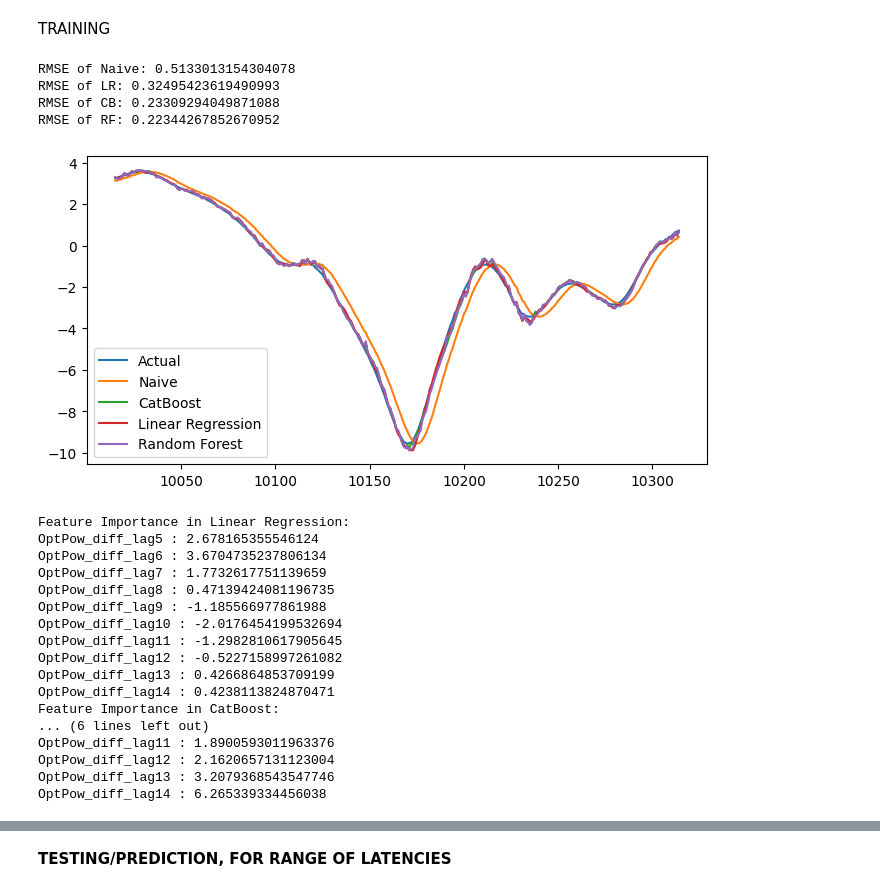
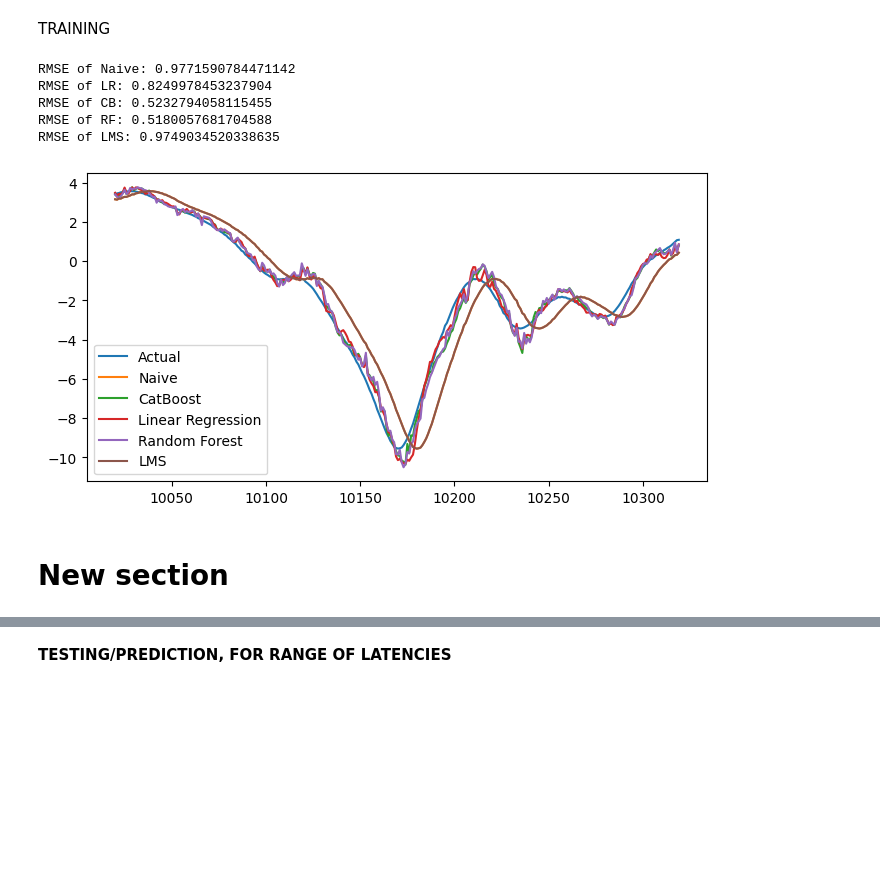
Before and after one commit to nwanze-nzekwu/turinCE, a Jupyter notebook: TurinTech_FSO_ChannelPow_estimate.ipynb, the cells around one changed output, grey strips where cells are left out. Drawn from its saved outputs; the diff is of its cells as text; code cells hidden in the pictures; blank space fills up the shorter version.

```diff
--- a/TurinTech_FSO_ChannelPow_estimate.ipynb
+++ b/TurinTech_FSO_ChannelPow_estimate.ipynb
@@ -53,7 +53,7 @@ wa = pow2db(wa) - np.mean(pow2db(wa))
 
 nTaps = 10
 
-latency = 5; # 50
+latency = 10; # 50
 
 use_diff = True
 # %%
@@ -173,48 +214,44 @@ predictions_rf = model_r_forest.predict(X_test)+df2_test['OptPow_lag'+str(latenc
+# %%
+# Train and test LMS
+
+ylms_train,elms,wlms = myPytLMS_adapted(X_train, y_train, nTaps, w=None, lock_coeff=False)
+w=wlms[-1,:]  # modify w to use the last weights when lock_coeff = True
+ylms_test,_,wlms2 = myPytLMS_adapted(X_test, y_test, nTaps, w=wlms[-1,:], lock_coeff=True)
+
+predictions_lms = ylms_test + df2_test['OptPow_lag'+str(latency)]
 # %%
 plt.figure(figsize=(8, 4))
-plt.plot(df2_test['OptPow'][:300], label='Actual') # Actual
-plt.plot(predictions_naive[:300], label='Naive')   # Naive
-plt.plot(predictions_cb[:300], label='CatBoost')   # CatBoost
-plt.plot(predictions_lr[:300], label='Linear Regression')  # Linear Regression
-plt.plot(predictions_rf[:300], label='Random Forest')  # Linear Regression
+pdIdx = 300
+plt.plot(df2_test['OptPow'][:pdIdx], label='Actual') # Actual
+plt.plot(predictions_naive[:pdIdx], label='Naive')   # Naive
+plt.plot(predictions_cb[:pdIdx], label='CatBoost')   # CatBoost
+plt.plot(predictions_lr[:pdIdx], label='Linear Regression')  # Linear Regression
+plt.plot(predictions_rf[:pdIdx], label='Random Forest')  # Linear Regression
+plt.plot(predictions_lms[:pdIdx], label='LMS')  # LMS
 plt.legend()
 
 print(f"RMSE of Naive: {rmse(df2_test['OptPow'],predictions_naive)}")
 print(f"RMSE of LR: {rmse(df2_test['OptPow'],predictions_lr)}")
 print(f"RMSE of CB: {rmse(df2_test['OptPow'],predictions_cb)}")
 print(f"RMSE of RF: {rmse(df2_test['OptPow'],predictions_rf)}")
+print(f"RMSE of LMS: {rmse(df2_test['OptPow'],predictions_lms)}")
 # %% [output]
-RMSE of Naive: 0.5133013154304078
-RMSE of LR: 0.32495423619490993
-RMSE of CB: 0.23309294049871088
-RMSE of RF: 0.22344267852670952
+RMSE of Naive: 0.9771590784471142
+RMSE of LR: 0.8249978453237904
+RMSE of CB: 0.5232794058115455
+RMSE of RF: 0.5180057681704588
+RMSE of LMS: 0.9749034520338635
-[figure, old version]
+[figure, new version]
+# %% [markdown]
+# New section
 # %%
-print("Feature Importance in Linear Regression:")
-for feature_name, importance in zip(feature_columns, model_lr.coef_):
-    print(feature_name, ":", importance)
+# print("Feature Importance in Linear Regression:")
+# for feature_name, importance in zip(feature_columns, model_lr.coef_):
+#     print(feature_name, ":", importance)
 
-print("Feature Importance in CatBoost:")
-for feature_name, importance in zip(feature_columns, model_cb.feature_importances_):
-    print(feature_name, ":", importance)
+# print("Feature Importance in CatBoost:")
+# for feature_name, importance in zip(feature_columns, model_cb.feature_importances_):
+#     print(feature_name, ":", importance)
-# %% [output]
-Feature Importance in Linear Regression:
-OptPow_diff_lag5 : 2.678165355546124
-OptPow_diff_lag6 : 3.6704735237806134
-OptPow_diff_lag7 : 1.7732617751139659
-OptPow_diff_lag8 : 0.47139424081196735
-OptPow_diff_lag9 : -1.185566977861988
-OptPow_diff_lag10 : -2.0176454199532694
-OptPow_diff_lag11 : -1.2982810617905645
-OptPow_diff_lag12 : -0.5227158997261082
-OptPow_diff_lag13 : 0.4266864853709199
-OptPow_diff_lag14 : 0.4238113824870471
-Feature Importance in CatBoost:
-... (6 lines left out)
-OptPow_diff_lag11 : 1.8900593011963376
-OptPow_diff_lag12 : 2.1620657131123004
-OptPow_diff_lag13 : 3.2079368543547746
-OptPow_diff_lag14 : 6.265339334456038
 # %%
 
 features = []
```
Also changed, not shown: parts of 19 cells of this notebook.
